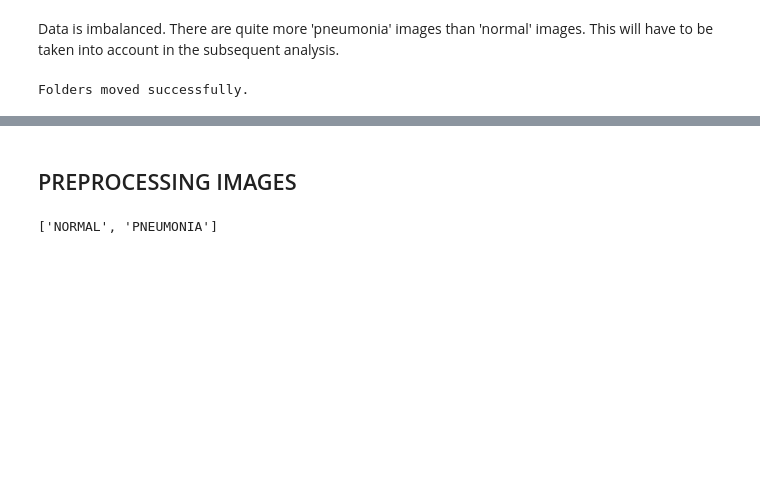
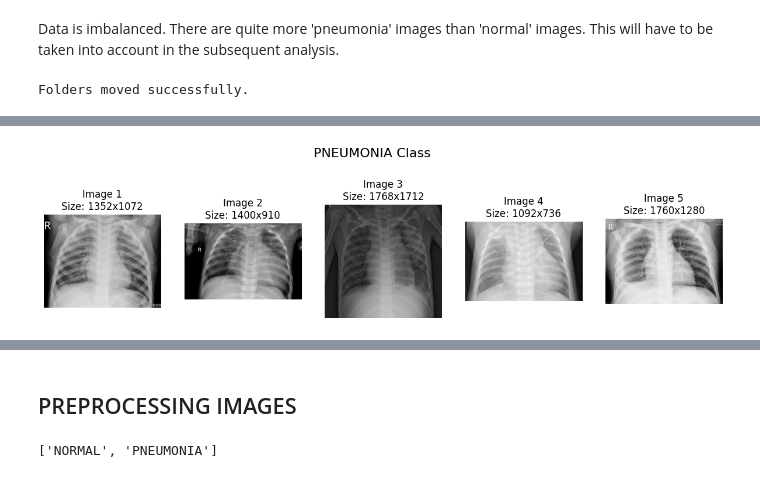
Before and after one commit to mafaves/AI-projects, a Jupyter notebook: image_dataset/Chest_X-Ray_Images_Pneumonia/chest_x_ray_pneumonia.ipynb, the cells around one changed output, grey strips where cells are left out. Cells and saved outputs as stored; diff of their text form; code cells hidden in the pictures; blank space fills up the shorter version.

```diff
--- a/image_dataset/Chest_X-Ray_Images_Pneumonia/chest_x_ray_pneumonia.ipynb
+++ b/image_dataset/Chest_X-Ray_Images_Pneumonia/chest_x_ray_pneumonia.ipynb
@@ -148,0 +232,5 @@ Folders moved successfully.
+# %%
+# Plot images from the PNEUMONIA folder
+plot_images_from_folder(pneumonia_folder, 'PNEUMONIA Class')
+# %% [output]
+[figure, added]
```
Also changed, not shown: parts of 12 cells of this notebook.
